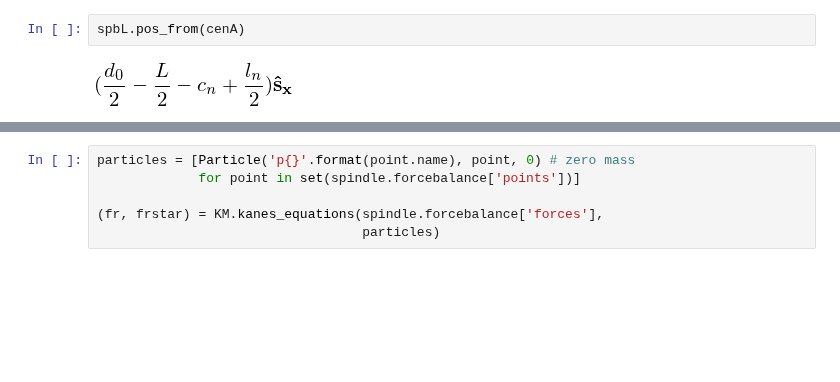
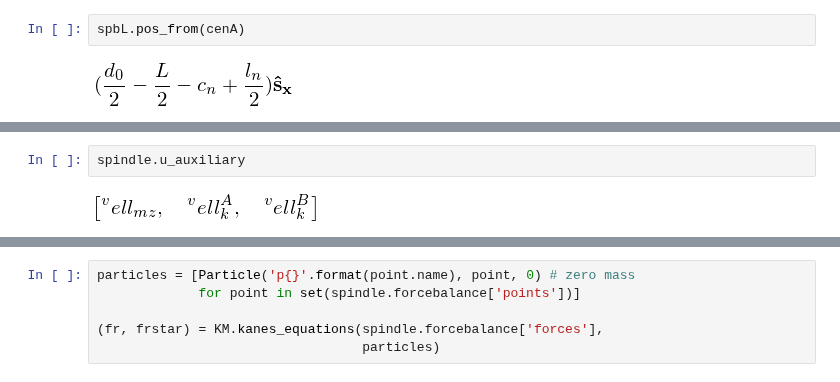
Before and after one commit to glyg/notebooks, a Jupyter notebook: kt_sim/sympy_dumb_spindle.ipynb, the cells around one changed output, grey strips where cells are left out. Drawn from its saved outputs; the diff is of its cells as text; blank space fills up the shorter version.

```diff
--- a/kt_sim/sympy_dumb_spindle.ipynb
+++ b/kt_sim/sympy_dumb_spindle.ipynb
@@ -420,0 +418,4 @@ KM.kindiffdict()
+# %%
+spindle.u_auxiliary
+# %% [output]
+[figure, added]
```
Also changed, not shown: parts of 26 cells of this notebook, 1 other file.
